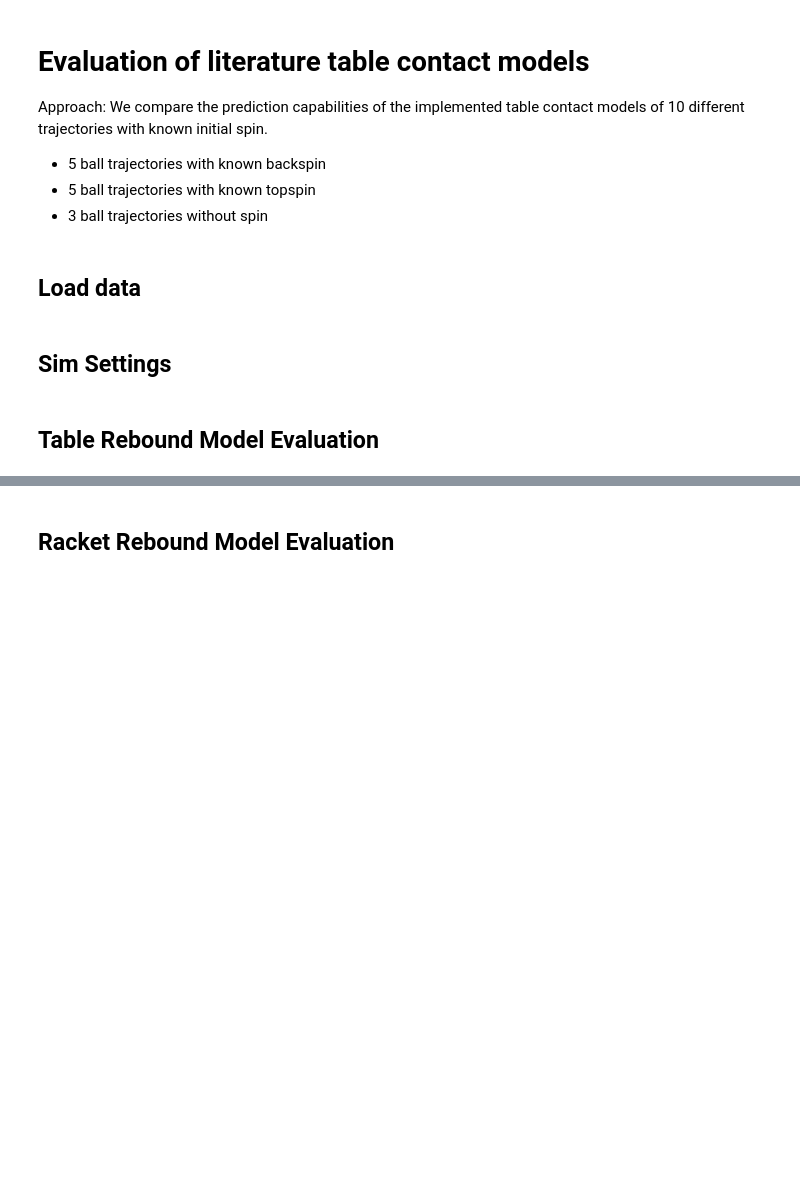
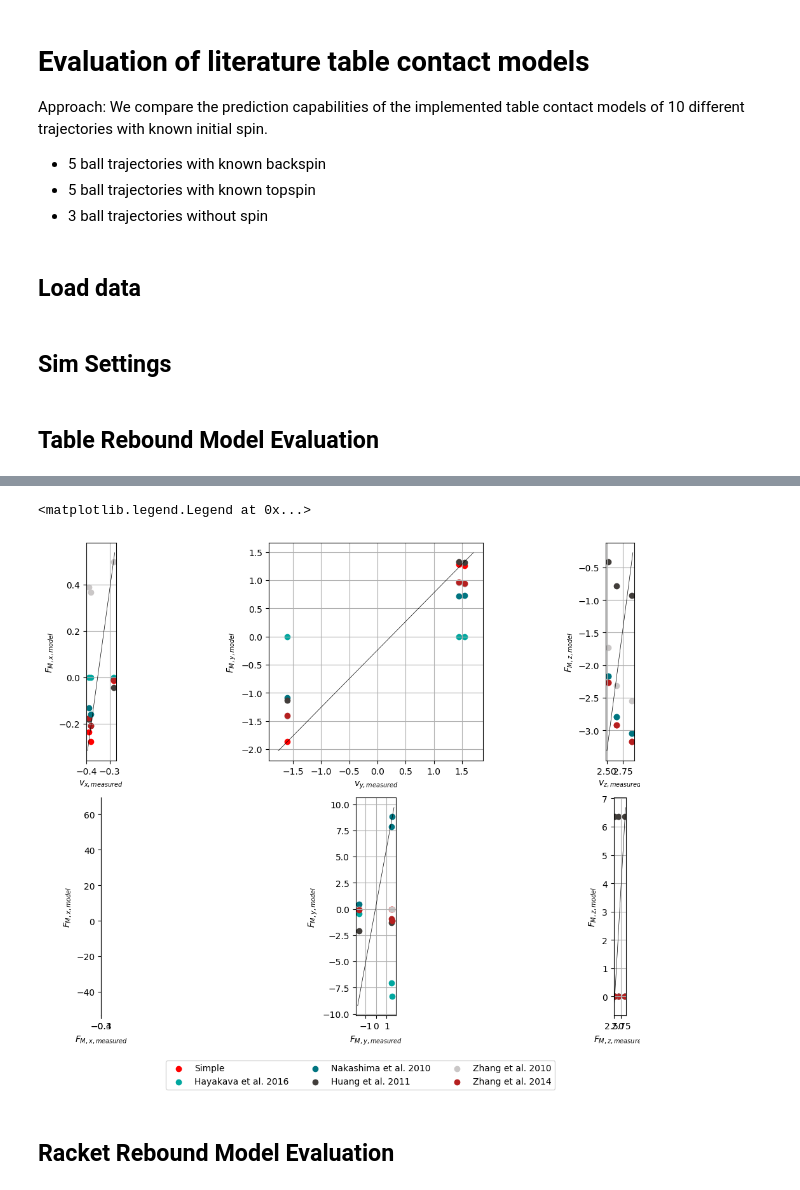
Before and after one commit to intelligent-soft-robots/ball_prediction, a Jupyter notebook: notebooks/rebound_model_eval.ipynb, the cells around one changed output, grey strips where cells are left out. Saved outputs shown, nothing was run; the diff lists cells and outputs as text; code cells hidden in the pictures; blank space fills up the shorter version.

```diff
--- a/notebooks/rebound_model_eval.ipynb
+++ b/notebooks/rebound_model_eval.ipynb
@@ -199,3 +227,82 @@ ax.set_aspect("equal")
+# %%
+colors = [
+    "#FF0000",
+    "#00A79F",
+    "#007480",
+    "#413D3A",
+    "#CAC7C7",
+    "#B51F1F",
+]  # 10 colors
+
+fig, axs = plt.subplots(
+    2,
+    3,
+    figsize=(12.0, 8.0),
+    constrained_layout=True,
+)
+
+for i, (key, value) in enumerate(contact_dict.items(), start=1):
+    if value == ContactType.TABLE:
+        # Rebound model
+        v_before = np.hstack((velocities[key], [0, 0, 0]))
+
+        color_iter = 0
+        for label, model_gen in zip(TRM_models_label, TRM_models):
+            model = model_gen()
+            v_after_model = model.forward(v_before)
+
+            for subplot_idx in range(3):
+                axs[0, subplot_idx].scatter(
+                    velocities[key + 3, subplot_idx],
+                    v_after_model[subplot_idx],
+                    label=label,
+                    color=colors[color_iter],
+                )
+
+            for subplot_idx in range(3):
+                axs[1, subplot_idx].scatter(
+                    velocities[key + 3, subplot_idx],
+                    v_after_model[subplot_idx + 3],
+                    label=label,
+                    color=colors[color_iter],
+                )
+
+            color_iter += 1
+
+vx_labels = [r"$v_{x, measured}$", r"$v_{y, measured}$", r"$v_{z, measured}$"]
+vy_labels = [r"$v_{x, model}$", r"$v_{y, model}$", r"$v_{z, model}$"]
+
+FMx_labels = [r"$F_{M, x, measured}$", r"$F_{M, y, measured}$", r"$F_{M, z, measured}$"]
+FMy_labels = [r"$F_{M, x, model}$", r"$F_{M, y, model}$", r"$F_{M, z, model}$"]
+
+for i in range(3):
+    axs[0, i].set_xlabel(vx_labels[i])
+    axs[0, i].set_ylabel(FMy_labels[i])
+
+    axs[1, i].set_xlabel(FMx_labels[i])
+    axs[1, i].set_ylabel(FMy_labels[i])
+
+for ax in axs:
+    for a in ax:
+        a.grid()
+        a.set_aspect("equal")
+        a.plot(a.get_xlim(), a.get_ylim(), linestyle="-", color="black", linewidth=0.5)
+
+handles = []
+labels = []
+
+for ax in fig.axes:
+    line, label = ax.get_legend_handles_labels()
+
+    for i, sublabel in enumerate(label):
+        if sublabel not in labels:
+            handles.append(line[i])
+            labels.append(sublabel)
+
+fig.legend(handles, labels, ncol=3, bbox_to_anchor=(0.5, -0.09), loc="lower center")
+# %% [output]
+<matplotlib.legend.Legend at 0x...>
+[figure, added]
 # %% [markdown]
 ## Racket Rebound Model Evaluation
 # %%
```
Also changed, not shown: parts of 5 cells of this notebook, 17 other files.
